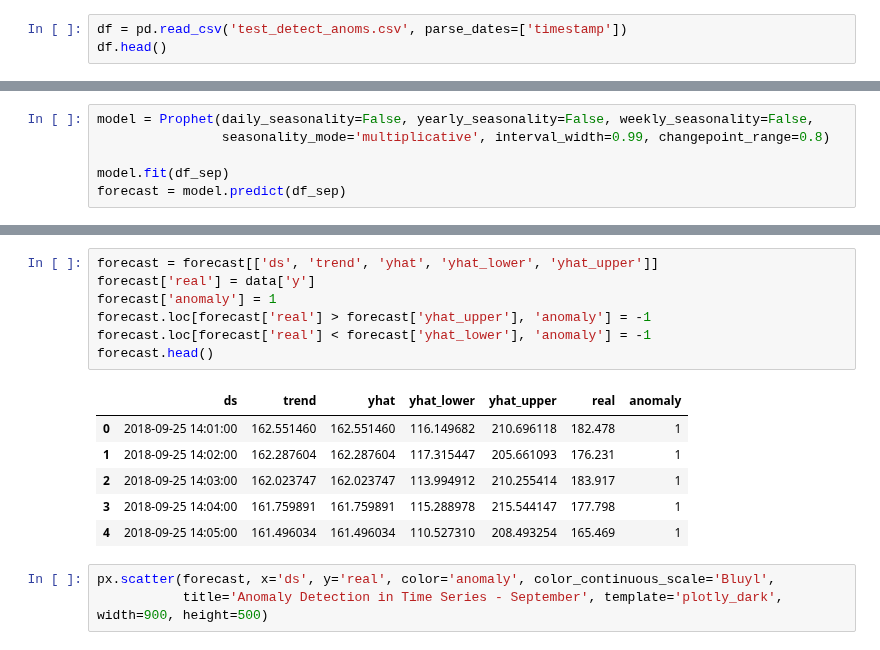
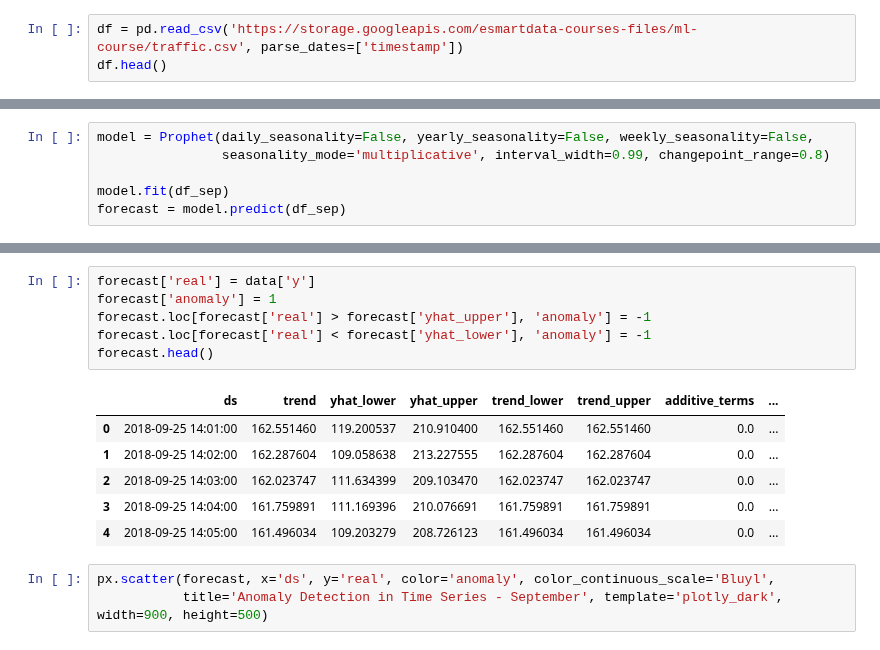
Before and after one commit to krakowiakpawel9/ml_course, a Jupyter notebook: unsupervised/04_anomaly_detection/04_anomaly_detection_time_series.ipynb, the cells around one changed output, grey strips where cells are left out. Cells and saved outputs as stored; diff of their text form.

```diff
--- a/unsupervised/04_anomaly_detection/04_anomaly_detection_time_series.ipynb
+++ b/unsupervised/04_anomaly_detection/04_anomaly_detection_time_series.ipynb
@@ -36,7 +35,7 @@ fbprophet.__version__
 # %% [output]
 '0.5'
 # %%
-df = pd.read_csv('test_detect_anoms.csv', parse_dates=['timestamp'])
+df = pd.read_csv('https://storage.googleapis.com/esmartdata-courses-files/ml-course/traffic.csv', parse_dates=['timestamp'])
 df.head()
 # %% [output]
 |  | timestamp | count |
@@ -156,17 +178,16 @@ forecast = model.predict(df_sep)
 # %%
-forecast = forecast[['ds', 'trend', 'yhat', 'yhat_lower', 'yhat_upper']]
 forecast['real'] = data['y']
 forecast['anomaly'] = 1
 forecast.loc[forecast['real'] > forecast['yhat_upper'], 'anomaly'] = -1
 forecast.loc[forecast['real'] < forecast['yhat_lower'], 'anomaly'] = -1
 forecast.head()
 # %% [output]
-|  | ds | trend | yhat | yhat_lower | yhat_upper | real | anomaly |
-| 0 | 2018-09-25 14:01:00 | 162.551460 | 162.551460 | 116.149682 | 210.696118 | 182.478 | 1 |
-| 1 | 2018-09-25 14:02:00 | 162.287604 | 162.287604 | 117.315447 | 205.661093 | 176.231 | 1 |
-| 2 | 2018-09-25 14:03:00 | 162.023747 | 162.023747 | 113.994912 | 210.255414 | 183.917 | 1 |
-| 3 | 2018-09-25 14:04:00 | 161.759891 | 161.759891 | 115.288978 | 215.544147 | 177.798 | 1 |
-| 4 | 2018-09-25 14:05:00 | 161.496034 | 161.496034 | 110.527310 | 208.493254 | 165.469 | 1 |
+|  | ds | trend | yhat_lower | yhat_upper | trend_lower | trend_upper | additive_terms | ... |
+| 0 | 2018-09-25 14:01:00 | 162.551460 | 119.200537 | 210.910400 | 162.551460 | 162.551460 | 0.0 | ... |
+| 1 | 2018-09-25 14:02:00 | 162.287604 | 109.058638 | 213.227555 | 162.287604 | 162.287604 | 0.0 | ... |
+| 2 | 2018-09-25 14:03:00 | 162.023747 | 111.634399 | 209.103470 | 162.023747 | 162.023747 | 0.0 | ... |
+| 3 | 2018-09-25 14:04:00 | 161.759891 | 111.169396 | 210.076691 | 161.759891 | 161.759891 | 0.0 | ... |
+| 4 | 2018-09-25 14:05:00 | 161.496034 | 109.203279 | 208.726123 | 161.496034 | 161.496034 | 0.0 | ... |
 # %%
 px.scatter(forecast, x='ds', y='real', color='anomaly', color_continuous_scale='Bluyl',
            title='Anomaly Detection in Time Series - September', template='plotly_dark', width=900, height=500)
```
Also changed, not shown: parts of 10 cells of this notebook.
